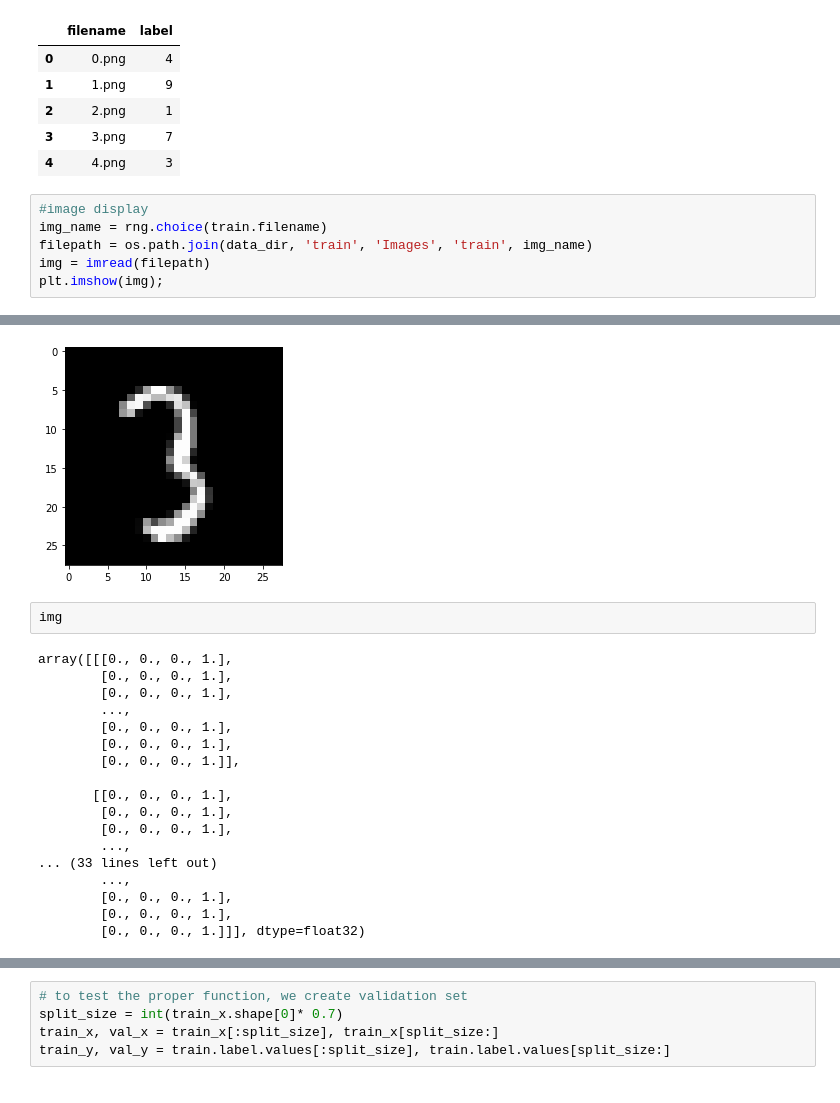
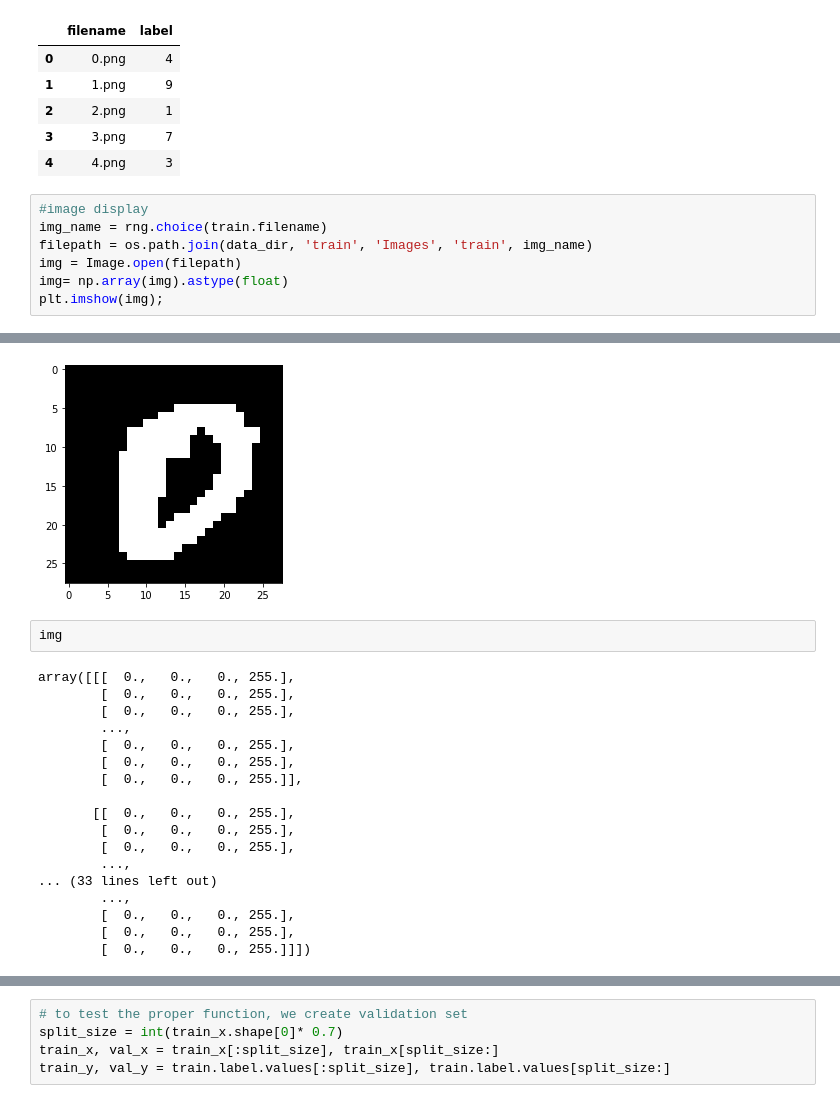
Before and after one commit to NilSagor/AV_ml_practice, a Jupyter notebook: digit_reco/digit_practise_01.ipynb, the cells around one changed output, grey strips where cells are left out. Drawn from its saved outputs; the diff is of its cells as text.

```diff
--- a/digit_reco/digit_practise_01.ipynb
+++ b/digit_reco/digit_practise_01.ipynb
@@ -43,6 +45,7 @@ train.head()
 #image display
 img_name = rng.choice(train.filename)
 filepath = os.path.join(data_dir, 'train', 'Images', 'train', img_name)
-img = imread(filepath)
+img = Image.open(filepath)
+img= np.array(img).astype(float)
 plt.imshow(img);
 # %% [output]
@@ -49,24 +53,24 @@ plt.imshow(img);
-[figure, old version]
+[figure, new version]
 # %%
 img
 # %% [output]
-array([[[0., 0., 0., 1.],
-        [0., 0., 0., 1.],
-        [0., 0., 0., 1.],
+array([[[  0.,   0.,   0., 255.],
+        [  0.,   0.,   0., 255.],
+        [  0.,   0.,   0., 255.],
         ...,
-        [0., 0., 0., 1.],
-        [0., 0., 0., 1.],
-        [0., 0., 0., 1.]],
+        [  0.,   0.,   0., 255.],
+        [  0.,   0.,   0., 255.],
+        [  0.,   0.,   0., 255.]],
 
-       [[0., 0., 0., 1.],
-        [0., 0., 0., 1.],
-        [0., 0., 0., 1.],
+       [[  0.,   0.,   0., 255.],
+        [  0.,   0.,   0., 255.],
+        [  0.,   0.,   0., 255.],
         ...,
 ... (33 lines left out)
         ...,
-        [0., 0., 0., 1.],
-        [0., 0., 0., 1.],
-        [0., 0., 0., 1.]]], dtype=float32)
+        [  0.,   0.,   0., 255.],
+        [  0.,   0.,   0., 255.],
+        [  0.,   0.,   0., 255.]]])
 # %%
 temp = []
 for img_name in train.filename:
```
Also changed, not shown: parts of 5 cells of this notebook, 1 other file.
